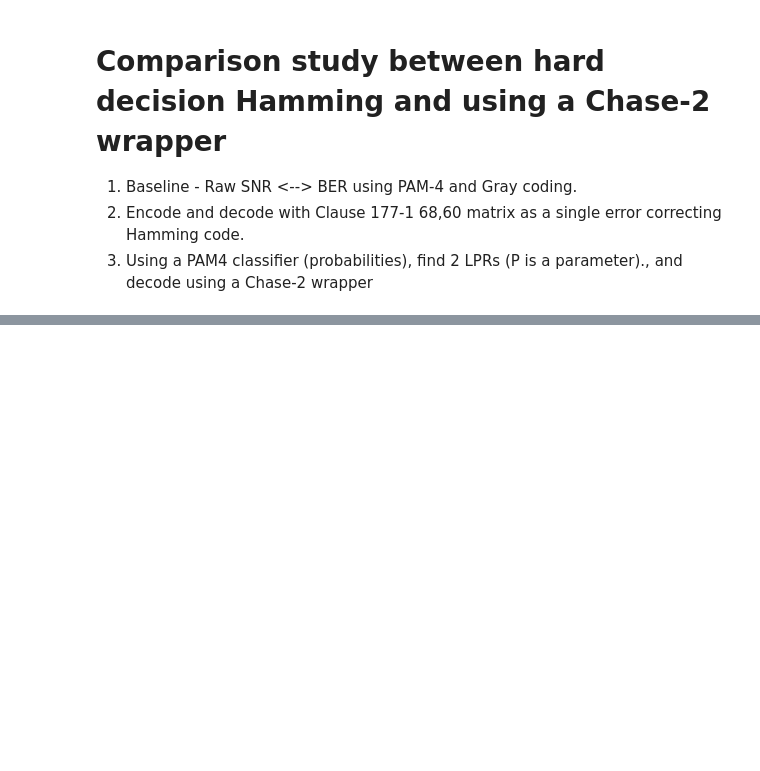
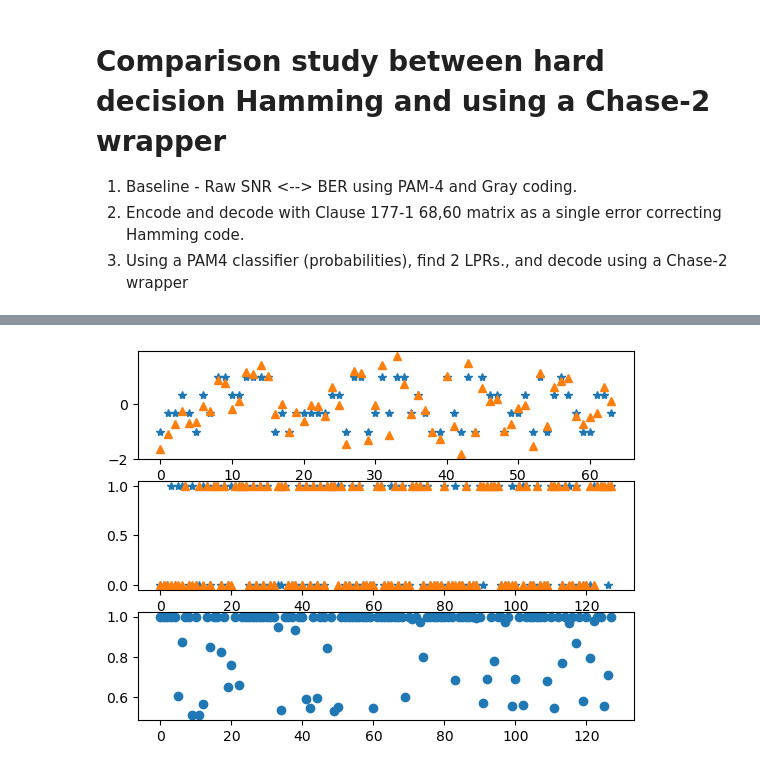
Before and after one commit to Omer-Sella/802.3, a Jupyter notebook: jupyterNotebooks/Comparison study.ipynb, the cells around one changed output, grey strips where cells are left out. Saved outputs shown, nothing was run; the diff lists cells and outputs as text; code cells hidden in the pictures; blank space fills up the shorter version.

```diff
--- a/jupyterNotebooks/Comparison study.ipynb
+++ b/jupyterNotebooks/Comparison study.ipynb
@@ -3,7 +3,7 @@
 
 1. Baseline - Raw SNR <--> BER using PAM-4 and Gray coding.
 2. Encode and decode with Clause 177-1 68,60 matrix as a single error correcting Hamming code.
-3. Using a PAM4 classifier (probabilities), find 2 LPRs (P is a parameter)., and decode using a Chase-2 wrapper
+3. Using a PAM4 classifier (probabilities), find 2 LPRs., and decode using a Chase-2 wrapper
 # %%
 #First introduce the project directory so all python modules could be loaded
 import os, sys
@@ -43,41 +30,82 @@ LOCAL_PRNG = np.random.RandomState(8023)
 # %%
-
-# Randomize some binary data (for testiong Hamming alone it's enough to use the all 0 codeword, but not enough for testing LPR + Chase-2)
-data = localPrng.randint(0,2, (numberOfCodewords, MESSAGE_LENGTH), dtype = IEEE_8023_INT_DATA_TYPE)
+# Create a local prng for reproducibility
+localPrng = np.random.RandomState(8023)
+# create an instance of clause 177 Hamming encoder with bit pair XOR
+SNR_MIN     = 0
+SNR_MAX     = 0 #16
+MESSAGE_LENGTH = 120
+CODEWORD_LENGTH = 128
+numberOfCodewords = 10
+AVERAGE_POWER_PER_BIT_PAM4 = 1 #Currently 1, as half of epsilon_g which is 2
+CORRECTION_FACTOR = 0.5 # This factor is meant to be removed once I figure out the right conversion from linear SNR to noise
+PAM4_SER_TO_BER = 3/4 # This needs checking and explaining.
+EbN0_dB    = np.arange(SNR_MIN,SNR_MAX+1,1)
+EbN0_linear        = 10**(EbN0_dB/10.0)  # linear SNR
+berStatsPam4GrayCoded = np.zeros(len(EbN0_linear))
+berStatsPam4Chase2 = np.zeros(len(EbN0_linear))
+berStatsPam4Hamming = np.zeros(len(EbN0_linear))
+LOCAL_PRNG = np.random.RandomState(8023)
+COSEWORD_SIZE = 128
+DATA_SIZE = 120
 
 loop = 0
+numberOfCodewords = 1
 for snr in EbN0_linear:
-    numberOfBits = 10000 #Omer:  need to change this to be a function of SNR
+    fig, ax = plt.subplots(3)
+
+
+    numberOfBits = COSEWORD_SIZE * numberOfCodewords #Omer:  need to change this to be a function of SNR
     # signal vector, new vector for each SNR value
-    data = np.random.randint(low = 0, high = 2, size = numberOfBits)
+    # Randomize some binary data (for testing Hamming alone it's enough to use the all 0 codeword, but not enough for testing LPR + Chase-2)
+    data = localPrng.randint(0,2, (numberOfCodewords, DATA_SIZE), dtype = IEEE_8023_INT_DATA_TYPE)
+
+    #Now encode the data using Hamming 177-5
+    encodedData = list(map(encoder, [data[:,k] for k in range(numberOfCodewords)]))
+
+
+    ax[1].plot(data, '*')
     #modulatedDataNoGrayCoding, pam4SymbolsNoGrayCoding, _ = mf.modulatePAM4(data, grayCoding=False, precoding=False)
     modulatedDataGrayCoded, pam4SymbolsGrayCoded, _ = mf.modulatePAM4(data, grayCoding=True, precoding=False)
+    ax[0].plot(modulatedDataGrayCoded,'*')
 
     # noise
-    #n = np.sqrt(No/2)*np.random.randn(VEC_SIZE)
     noisePam4 = LOCAL_PRNG.normal(0, CORRECTION_FACTOR * np.sqrt(0.5 * (AVERAGE_POWER_PER_BIT_PAM4 / snr)), len(modulatedDataGrayCoded))
 
     # signal + noise
     noisyDataGrayCoded = modulatedDataGrayCoded + noisePam4
-
+    ax[0].plot(noisyDataGrayCoded, '^')
 
     # slice received signal + noise
     #pam4SymbolsNoGrayCoding, error, classifier = mf.pam4Slice(noisyDataNoGrayCoding)
     pam4SymbolsGrayCoded, error, classifier = mf.pam4Slice(noisyDataGrayCoded)
     receivedBits, receivedProbabilities = mf.pam4ClassifierToBits(classifier)
+    ax[1].plot(receivedBits, '^')
+    ax[2].plot(receivedProbabilities, 'o')
 
     #dataRxNoGrayCoding = mf.pam4SymbolsToBits(pam4SymbolsNoGrayCoding, grayCoded= False)
     dataRxGrayCoded = mf.pam4SymbolsToBits(pam4SymbolsGrayCoded, grayCoded= True)
 
+    #Reshape received data to COSEWORD_SIZE X numberOfCodewords
+    receivedMessages = np.reshape(dataRxGrayCoded, [COSEWORD_SIZE, numberOfCodewords], order = 'C')
     # Use Hamming on sliced data
-    decodedDataHamming = hammingWrapper128_68_128(dataRxGrayCoded)
+    decodedDataHamming = list(map(hammingWrapper128_68_128, [receivedMessages[:,k] for k in range(receivedMessages.shape[1])]))
     # And use Chase-2 with the classifier (soft data)
-    decodedDataChase2, score, decoderFailure, results = chase2Decoder(hammingWrapper128_68_128, receivedBits, receivedProbabilities, numberOfLeastProbable = 2)
+    #decodedDataChase2, score, decoderFailure, results = chase2Decoder(hammingWrapper128_68_128, receivedBits, receivedProbabilities, numberOfLeastProbable = 2)
 
-    # find erroneous symbols
+    # find erroneous bits
+    print(np.sum(dataRxGrayCoded != data) / numberOfBits)
+    berStatsPam4GrayCoded[loop] += np.sum(dataRxGrayCoded != data) / numberOfBits
+    print(berStatsPam4GrayCoded)
+    dataReshaped = np.reshape(data, [COSEWORD_SIZE, numberOfCodewords], order = 'C')
 
-    BerStatsPam4GrayCoded[loop] += np.sum(dataRxGrayCoded != data) / VEC_SIZE
-    BerStatsPam4Hamming[loop] += np.sum(decodedDataHamming != data) / VEC_SIZE
-    BerStatsPam4Chase2[loop] += np.sum(decodedDataChase2 != data) / VEC_SIZE
+    print(dataReshaped[:,0])
+    print("And the fixed data:")
+    print(decodedDataHamming[0][0])
+    for l in range(len(decodedDataHamming)): # I'm assuming here that the messages are ordered the same as the original data sent using map
+        #print(dataReshaped[:,l].shape)
+        berStatsPam4Hamming[loop] += np.sum(decodedDataHamming[l][0] != dataReshaped[:,l])
+    berStatsPam4Hamming[loop] = berStatsPam4Hamming[loop] / numberOfBits
+    print(berStatsPam4Hamming)
+    #berStatsPam4Chase2[loop] += np.sum(decodedDataChase2 != data) / numberOfBits
     loop += 1
 # %% [output]
@@ -101,0 +124 @@ executing.executing.NotOneValueFound: Expected one value, found 0
+[figure, added]
```
Also changed, not shown: parts of 2 cells of this notebook, 6 other files.
